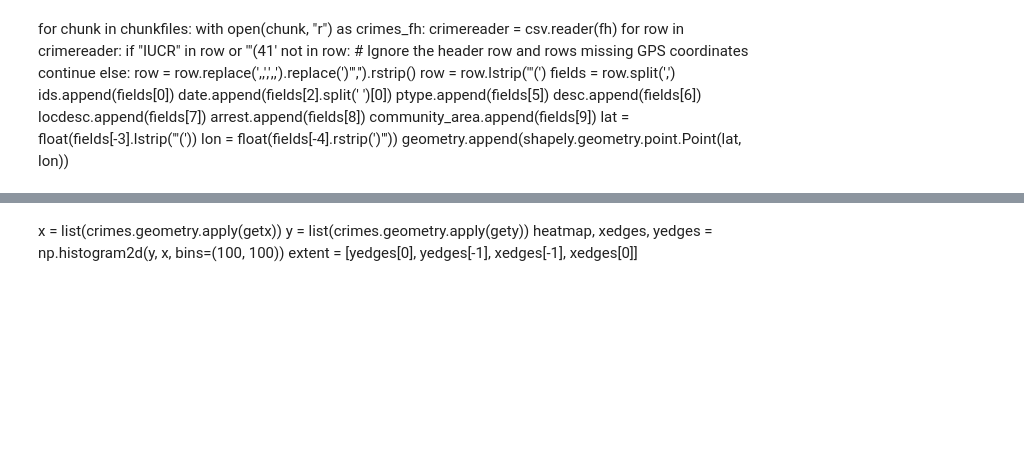
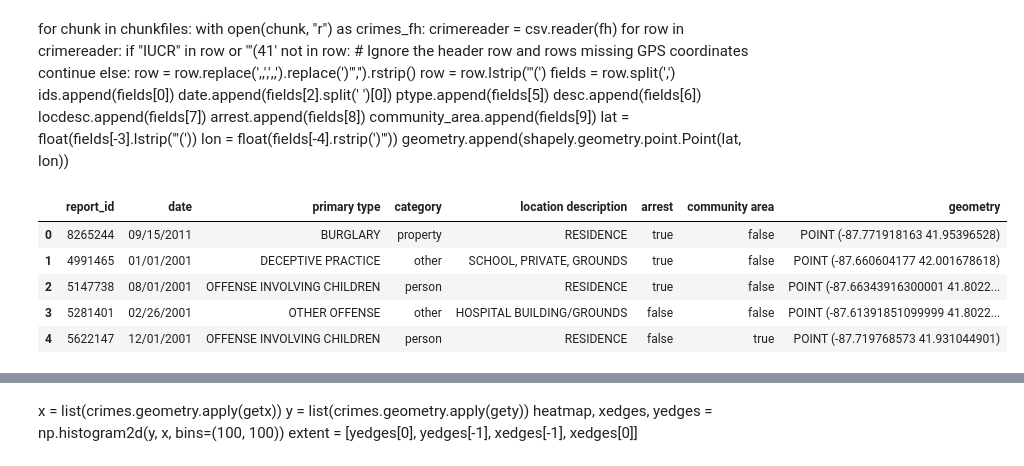
Before and after one commit to hubrigant/chicago_analysis, a Jupyter notebook: GraphExperimentation.ipynb, the cells around one changed output, grey strips where cells are left out. Saved outputs shown, nothing was run; the diff lists cells and outputs as text; code cells hidden in the pictures; blank space fills up the shorter version.

```diff
--- a/GraphExperimentation.ipynb
+++ b/GraphExperimentation.ipynb
@@ -174,3 +154,25 @@ crime_data = {
         "community area": pd.Series(community_area, index=ids),
         "geometry": pd.Series(geometry, index=ids)
         }
+# %%
+crime2_data = {
+        'report_id': pd.Series(ids),
+        'date': pd.Series(date),
+        "primary type": pd.Series(ptype, dtype="category"),
+        "category": pd.Series(category, dtype="category"),
+        "location description": pd.Series(location),
+        "arrest": pd.Series(arrest),
+        "community area": pd.Series(community_area),
+        "geometry": pd.Series(geometry)
+        }
+# %%
+crimes2 = gpd.GeoDataFrame(crime2_data)
+# %%
+crimes2.head()
+# %% [output]
+|  | report_id | date | primary type | category | location description | arrest | community area | geometry |
+| 0 | 8265244 | 09/15/2011 | BURGLARY | property | RESIDENCE | true | false | POINT (-87.771918163 41.95396528) |
+| 1 | 4991465 | 01/01/2001 | DECEPTIVE PRACTICE | other | SCHOOL, PRIVATE, GROUNDS | true | false | POINT (-87.660604177 42.001678618) |
+| 2 | 5147738 | 08/01/2001 | OFFENSE INVOLVING CHILDREN | person | RESIDENCE | true | false | POINT (-87.66343916300001 41.8022... |
+| 3 | 5281401 | 02/26/2001 | OTHER OFFENSE | other | HOSPITAL BUILDING/GROUNDS | false | false | POINT (-87.61391851099999 41.8022... |
+| 4 | 5622147 | 12/01/2001 | OFFENSE INVOLVING CHILDREN | person | RESIDENCE | false | true | POINT (-87.719768573 41.931044901) |
```
Also changed, not shown: parts of 18 cells of this notebook, 4 other files.
